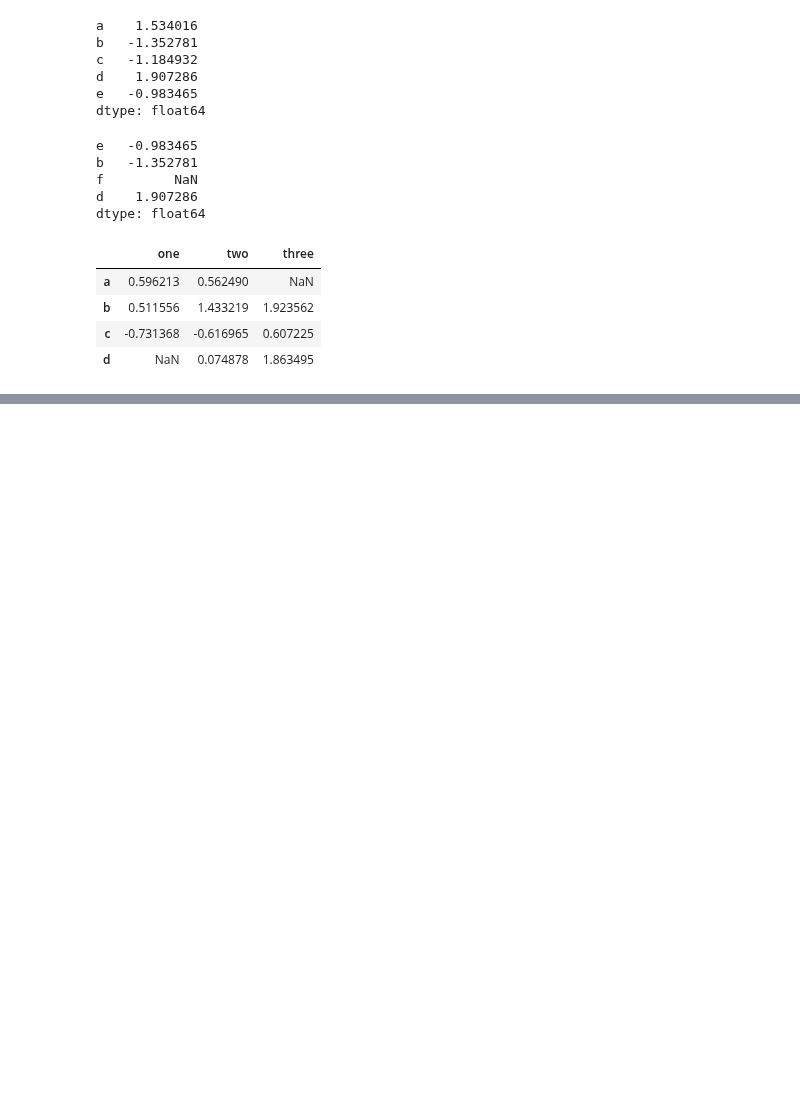
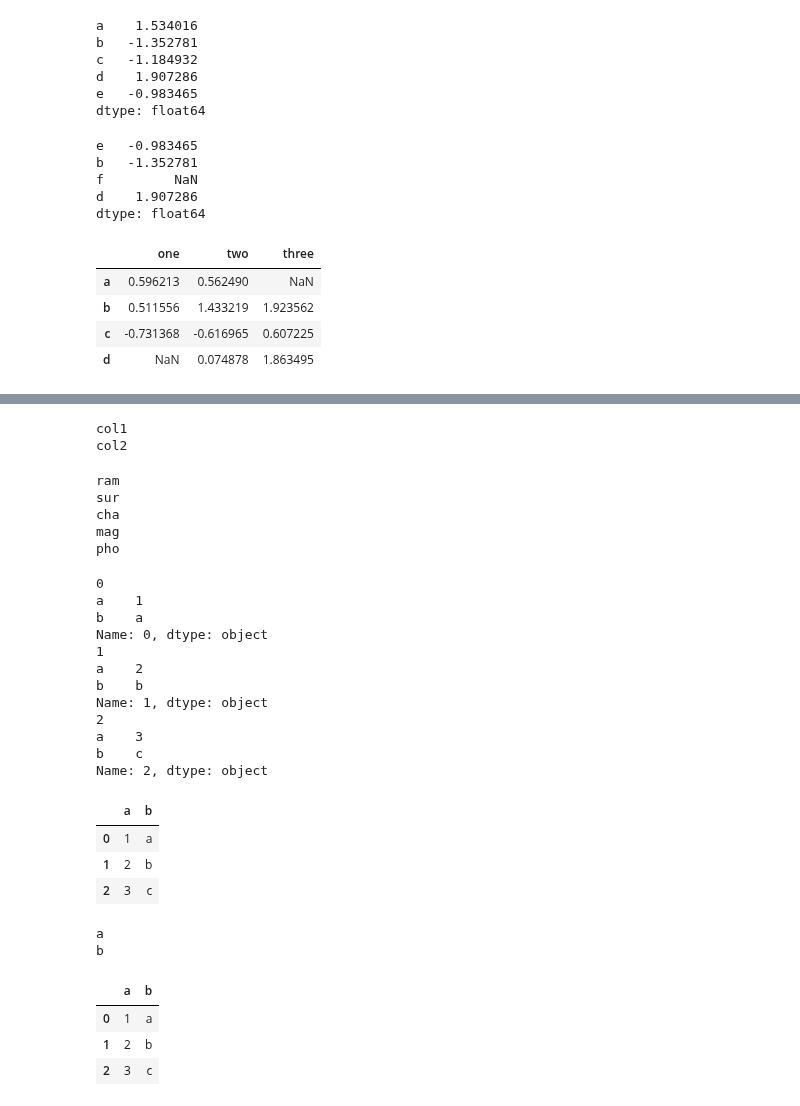
Before and after one commit to UtsavParashar/PythonProblems, a Jupyter notebook: PandasOffDoc.ipynb, the cells around one changed output, grey strips where cells are left out. Drawn from its saved outputs; the diff is of its cells as text; code cells hidden in the pictures; blank space fills up the shorter version.

Commit message:
items iterrows itertuples next

```diff
--- a/PandasOffDoc.ipynb
+++ b/PandasOffDoc.ipynb
@@ -3299,0 +3300,58 @@ df.rename_axis(index=str.upper)
+# %%
+df = pd.DataFrame(
+    np.arange(6).reshape(3,2),
+    index = ['a', 'b', 'c'],
+    columns=['col1', 'col2']
+)
+for col in df:
+    print (col)
+# %% [output]
+col1
+col2
+# %%
+for val in s:
+    print(val)
+# %% [output]
+ram
+sur
+cha
+mag
+pho
+# %%
+df = pd.DataFrame({"a": [1, 2, 3], "b": ["a", "b", "c"]})
+for index, row in df.iterrows():
+    print(index)
+    print(row)
+    row['a'] = 10
+df
+# %% [output]
+0
+a    1
+b    a
+Name: 0, dtype: object
+1
+a    2
+b    b
+Name: 1, dtype: object
+2
+a    3
+b    c
+Name: 2, dtype: object
+|  | a | b |
+| 0 | 1 | a |
+| 1 | 2 | b |
+| 2 | 3 | c |
+# %%
+for label, ser in df.items():
+    print(ser)
+    print(label)
+# %% [output]
+a
+b
+# %%
+df
+# %% [output]
+|  | a | b |
+| 0 | 1 | a |
+| 1 | 2 | b |
+| 2 | 3 | c |
```
Also changed, not shown: parts of 49 cells of this notebook, 1 other file.
